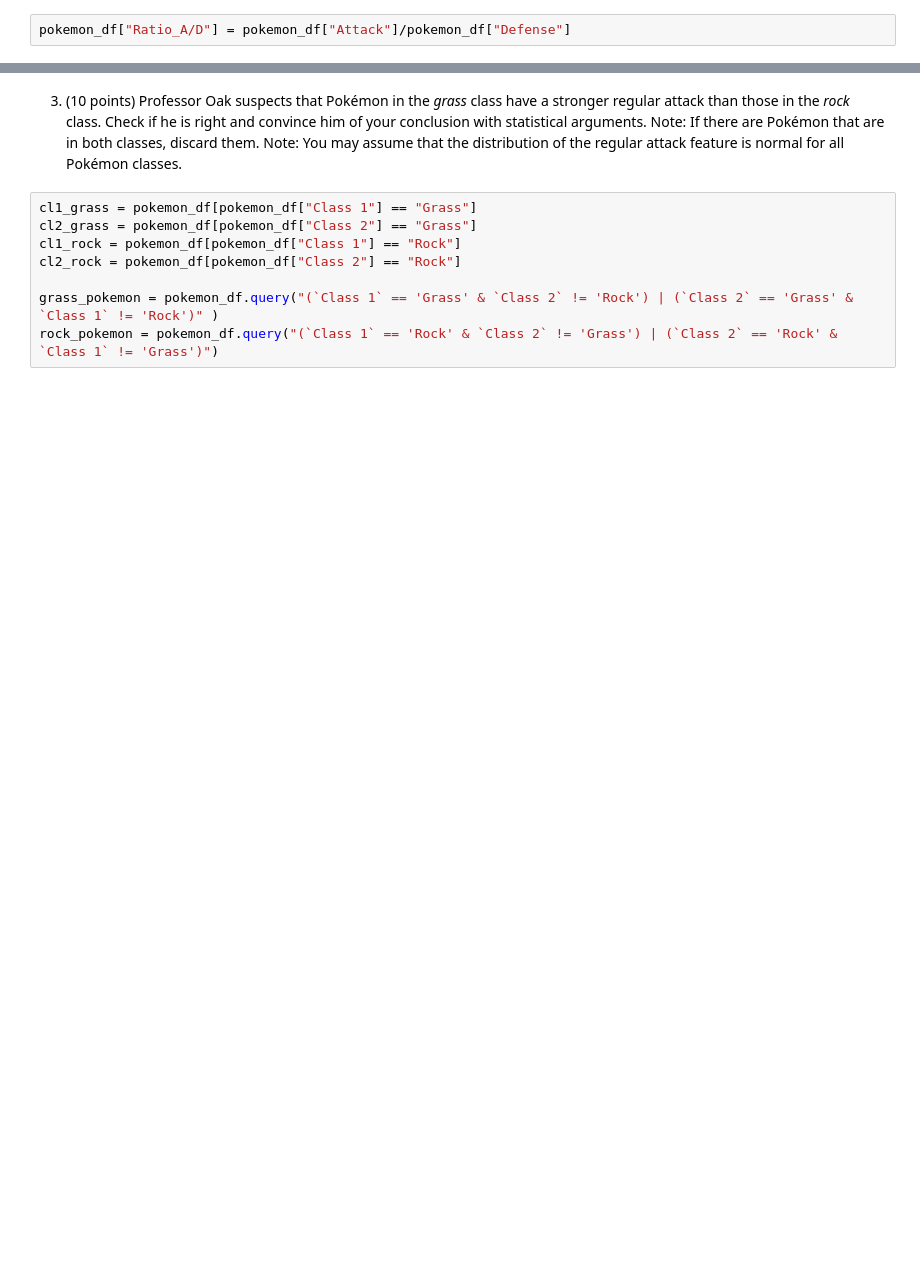
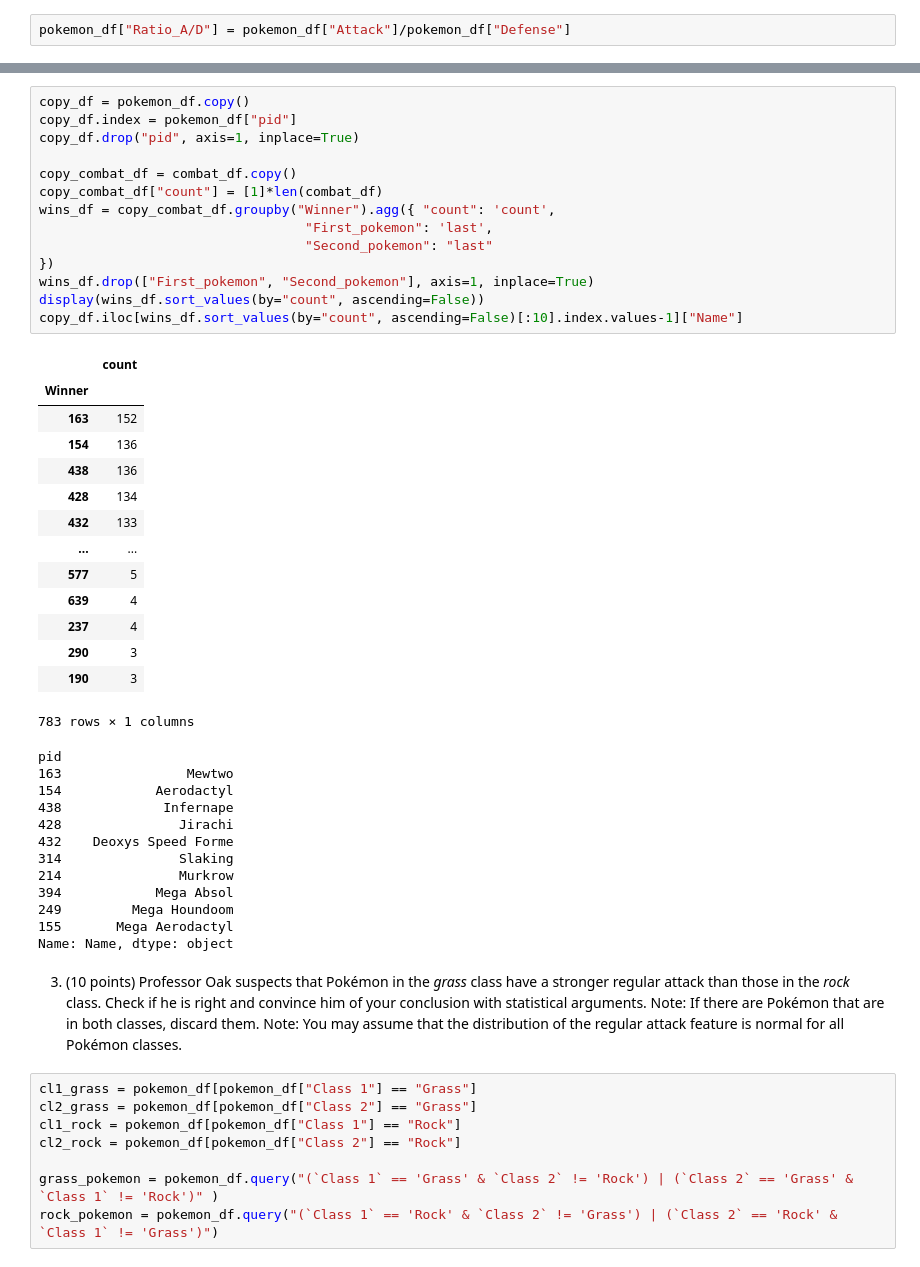
Before and after one commit to 2Tricky4u/ADA2023, a Jupyter notebook: Exam/2017/exam.ipynb, the cells around one changed output, grey strips where cells are left out. Drawn from its saved outputs; the diff is of its cells as text; blank space fills up the shorter version.

```diff
--- a/Exam/2017/exam.ipynb
+++ b/Exam/2017/exam.ipynb
@@ -135,3 +117,44 @@ Name: Name, dtype: object
+# %%
+copy_df = pokemon_df.copy()
+copy_df.index = pokemon_df["pid"]
+copy_df.drop("pid", axis=1, inplace=True)
+
+copy_combat_df = combat_df.copy()
+copy_combat_df["count"] = [1]*len(combat_df)
+wins_df = copy_combat_df.groupby("Winner").agg({ "count": 'count',
+                                  "First_pokemon": 'last',
+                                  "Second_pokemon": "last"
+})
+wins_df.drop(["First_pokemon", "Second_pokemon"], axis=1, inplace=True)
+display(wins_df.sort_values(by="count", ascending=False))
+copy_df.iloc[wins_df.sort_values(by="count", ascending=False)[:10].index.values-1]["Name"]
+# %% [output]
+|  | count |
+| Winner |  |
+| 163 | 152 |
+| 154 | 136 |
+| 438 | 136 |
+| 428 | 134 |
+| 432 | 133 |
+| ... | ... |
+| 577 | 5 |
+| 639 | 4 |
+| 237 | 4 |
+| 290 | 3 |
+| 190 | 3 |
+783 rows × 1 columns
+pid
+163                Mewtwo
+154            Aerodactyl
+438             Infernape
+428               Jirachi
+432    Deoxys Speed Forme
+314               Slaking
+214               Murkrow
+394            Mega Absol
+249         Mega Houndoom
+155       Mega Aerodactyl
+Name: Name, dtype: object
 # %% [markdown]
 3. (10 points) Professor Oak suspects that Pokémon in the _grass_ class have a stronger regular attack than those in the _rock_ class. Check if he is right and convince him of your conclusion with statistical arguments.
    Note: If there are Pokémon that are in both classes, discard them.
```
Also changed, not shown: parts of 18 cells of this notebook.
